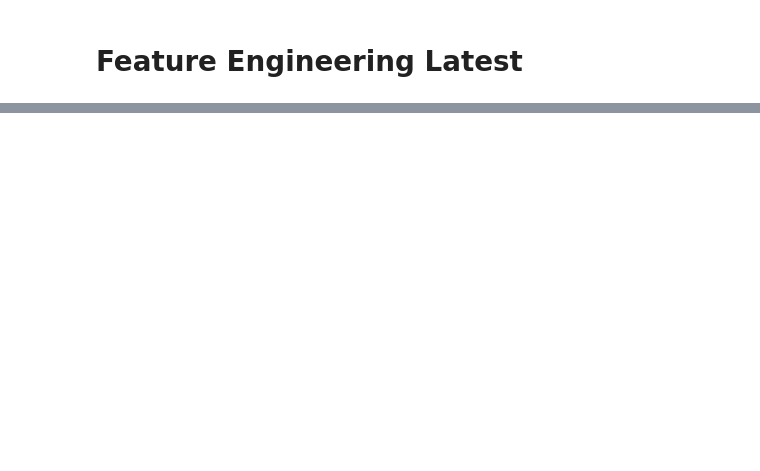
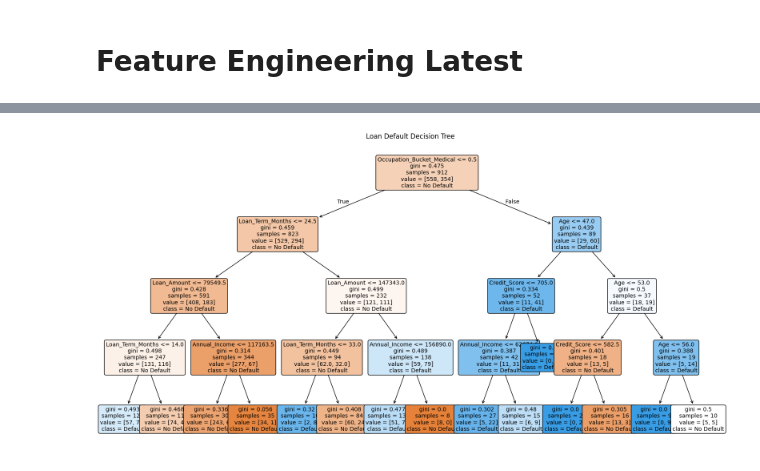
Before and after one commit to hanidew/WIE3007-DMW-GroupProject, a Jupyter notebook: DMW_Feature_Engineering.ipynb, the cells around one changed output, grey strips where cells are left out. Drawn from its saved outputs; the diff is of its cells as text; code cells hidden in the pictures; blank space fills up the shorter version.

Commit message:
Finalize Decision Tree

```diff
--- a/DMW_Feature_Engineering.ipynb
+++ b/DMW_Feature_Engineering.ipynb
@@ -161,0 +1345,72 @@ print(importances.head())
+# %%
+import pandas as pd
+import matplotlib.pyplot as plt
+from sklearn.model_selection import train_test_split
+from sklearn.tree import DecisionTreeClassifier, plot_tree
+from sklearn.metrics import accuracy_score, classification_report
+
+# ==========================================
+# 1. Load Data
+# ==========================================
+file_path = 'final_clean_dataset.csv'
+df = pd.read_csv(file_path, sep='|')
+
+# Drop any rows with missing values (small cleanup)
+df = df.dropna()
+
+# Ensure target is an integer (0 or 1)
+df['Default_Status'] = df['Default_Status'].astype(int)
+
+print(f"✅ Loaded {len(df)} rows.")
+
+# ==========================================
+# 2. Preprocessing
+# ==========================================
+# Drop ID and Text columns (we use the features extracted from them)
+cols_to_drop = ['Customer_ID', 'Loan_Officer_Note']
+df_model = df.drop(columns=[c for c in cols_to_drop if c in df.columns])
+
+# One-Hot Encoding for 'Occupation_Bucket'
+# Note: 'Has_External_Asset' is already 0/1, so we don't need to encode it.
+df_encoded = pd.get_dummies(df_model, columns=['Occupation_Bucket'], drop_first=True)
+
+# Define X (Features) and y (Target)
+X = df_encoded.drop(columns=['Default_Status'])
+y = df_encoded['Default_Status']
+
+# Split Data (80% Train, 20% Test)
+X_train, X_test, y_train, y_test = train_test_split(X, y, test_size=0.2, random_state=42)
+
+# ==========================================
+# 3. Train Model
+# ==========================================
+# max_depth=4 keeps the tree readable. You can increase it or remove it.
+clf = DecisionTreeClassifier(random_state=42, max_depth=4)
+clf.fit(X_train, y_train)
+
+# ==========================================
+# 4. Evaluate
+# ==========================================
+y_pred = clf.predict(X_test)
+
+print(f"\n📊 Accuracy: {accuracy_score(y_test, y_pred):.2%}")
+print("\nClassification Report:\n", classification_report(y_test, y_pred))
+
+# Feature Importance
+importances = pd.Series(clf.feature_importances_, index=X.columns).sort_values(ascending=False)
+print("\n🔍 Top 5 Important Features:")
+print(importances.head(5))
+
+# ==========================================
+# 5. Visualize Tree
+# ==========================================
+plt.figure(figsize=(20, 10))
+plot_tree(clf,
+          feature_names=X.columns.tolist(),
+          class_names=['No Default', 'Default'],
+          filled=True,
+          rounded=True,
+          fontsize=10)
+plt.title("Loan Default Decision Tree")
+plt.show()
+# %% [output]
@@ -161,0 +1434 @@ print(importances.head())
+[figure, added]
```
Also changed, not shown: parts of 32 cells of this notebook.
